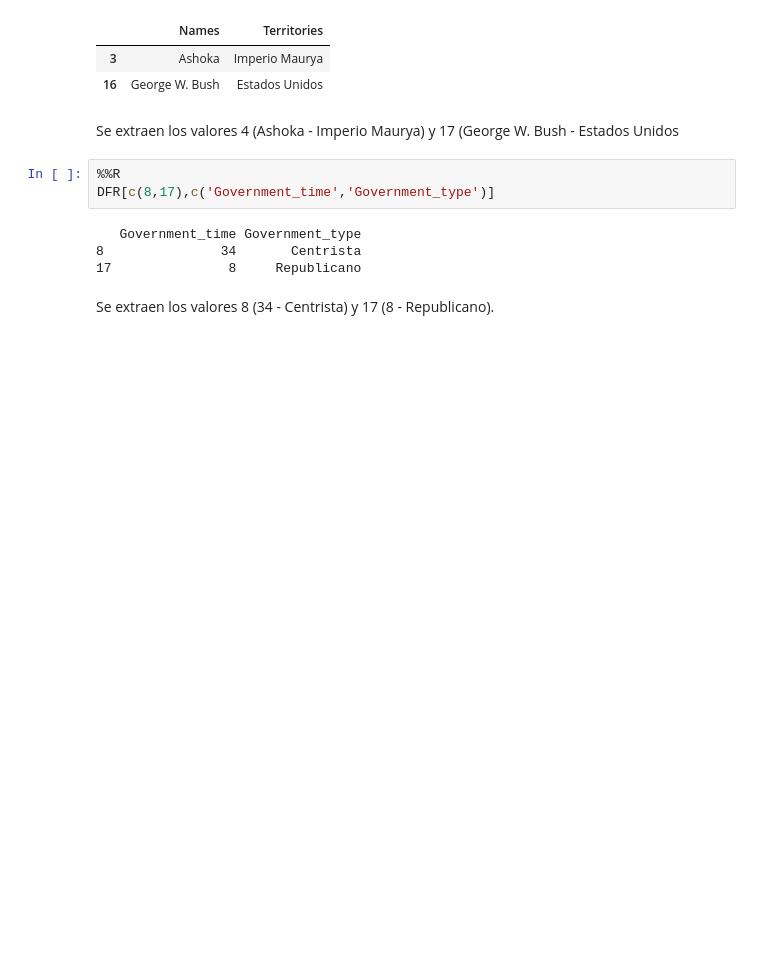
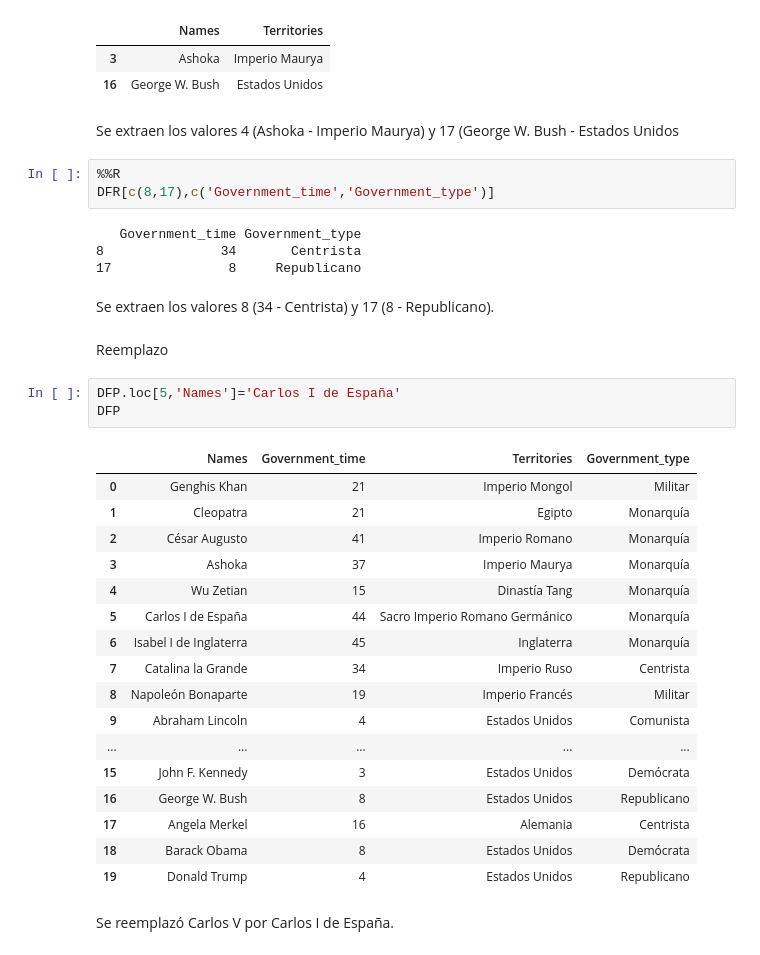
Before and after one commit to LuisPalominoR/Clase-3, a Jupyter notebook: 3b_PROTO.ipynb, the cells around one changed output. Cells and saved outputs as stored; diff of their text form; blank space fills up the shorter version.

```diff
--- a/3b_PROTO.ipynb
+++ b/3b_PROTO.ipynb
@@ -332,3 +332,28 @@ DFR[c(8,17),c('Government_time','Government_type')]
 17               8     Republicano
 # %% [markdown]
 Se extraen los valores 8 (34 - Centrista) y 17 (8 - Republicano).
+# %% [markdown]
+Reemplazo
+# %%
+DFP.loc[5,'Names']='Carlos I de España'
+DFP
+# %% [output]
+|  | Names | Government_time | Territories | Government_type |
+| 0 | Genghis Khan | 21 | Imperio Mongol | Militar |
+| 1 | Cleopatra | 21 | Egipto | Monarquía |
+| 2 | César Augusto | 41 | Imperio Romano | Monarquía |
+| 3 | Ashoka | 37 | Imperio Maurya | Monarquía |
+| 4 | Wu Zetian | 15 | Dinastía Tang | Monarquía |
+| 5 | Carlos I de España | 44 | Sacro Imperio Romano Germánico | Monarquía |
+| 6 | Isabel I de Inglaterra | 45 | Inglaterra | Monarquía |
+| 7 | Catalina la Grande | 34 | Imperio Ruso | Centrista |
+| 8 | Napoleón Bonaparte | 19 | Imperio Francés | Militar |
+| 9 | Abraham Lincoln | 4 | Estados Unidos | Comunista |
+| ... | ... | ... | ... | ... |
+| 15 | John F. Kennedy | 3 | Estados Unidos | Demócrata |
+| 16 | George W. Bush | 8 | Estados Unidos | Republicano |
+| 17 | Angela Merkel | 16 | Alemania | Centrista |
+| 18 | Barack Obama | 8 | Estados Unidos | Demócrata |
+| 19 | Donald Trump | 4 | Estados Unidos | Republicano |
+# %% [markdown]
+Se reemplazó Carlos V por Carlos I de España.
```
Also changed, not shown: parts of 5 cells of this notebook.
